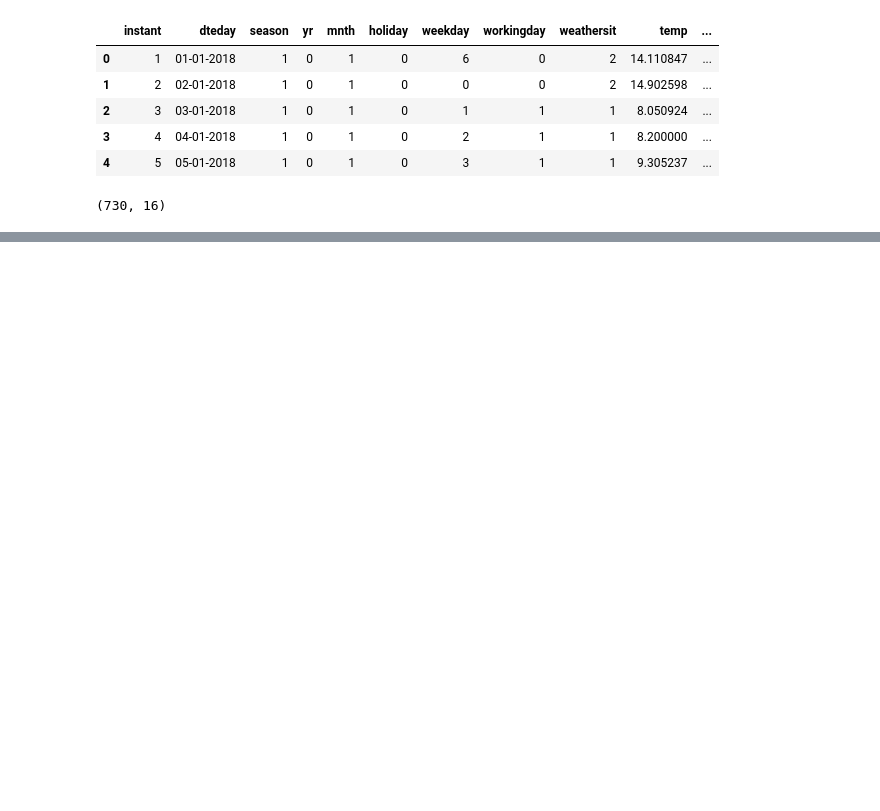
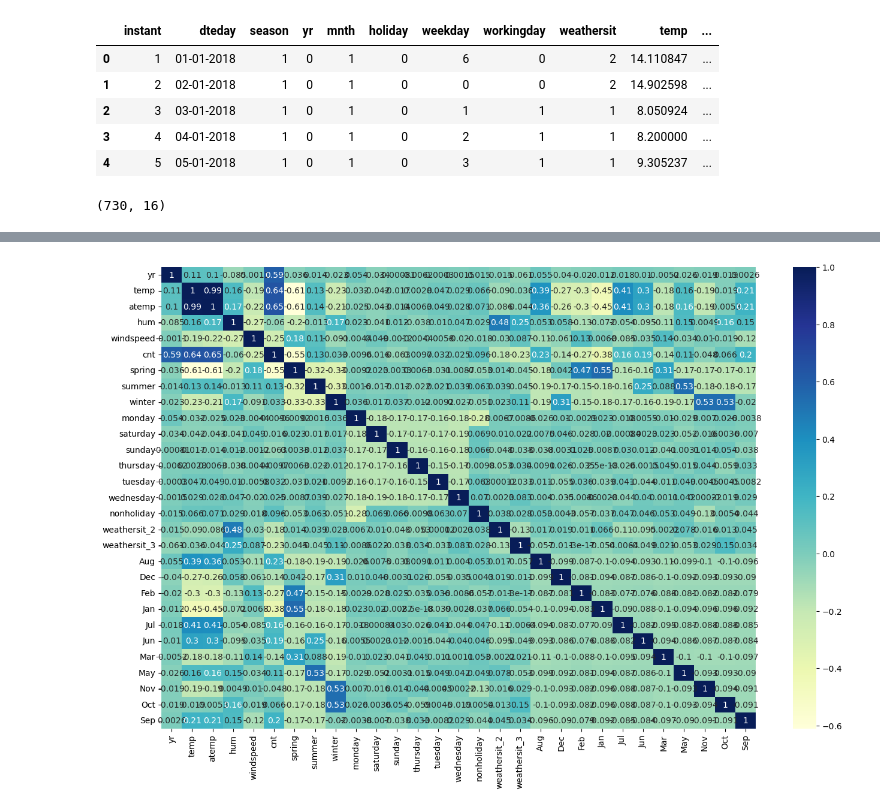
Before and after one commit to ncjanardhan-outlook/ncjpersonal, a Jupyter notebook: Linear Regression Assignment/Linear Regression Assignment - Boom Bikes.ipynb, the cells around one changed output, grey strips where cells are left out. Drawn from its saved outputs; the diff is of its cells as text; code cells hidden in the pictures; blank space fills up the shorter version.

```diff
--- a/Linear Regression Assignment/Linear Regression Assignment - Boom Bikes.ipynb
+++ b/Linear Regression Assignment/Linear Regression Assignment - Boom Bikes.ipynb
@@ -131,0 +124,5 @@ Index(['yr', 'holiday', 'workingday', 'atemp', 'hum', 'windspeed', 'cnt',
+# %%
+from sklearn.model_selection import train_test_split
+
+np.random.seed(0)
+dfBikes_train, dfBikes_test = train_test_split(dfBikes, train_size = 0.7, test_size = 0.3, random_state = 100)
@@ -131,0 +138,2 @@ Index(['yr', 'holiday', 'workingday', 'atemp', 'hum', 'windspeed', 'cnt',
+# %%
+numerical_variables = ['temp', 'atemp', 'hum', 'windspeed','cnt']
@@ -131,0 +152,6 @@ Index(['yr', 'holiday', 'workingday', 'atemp', 'hum', 'windspeed', 'cnt',
+# %%
+from sklearn.preprocessing import MinMaxScaler
+
+scaler = MinMaxScaler()
+
+dfBikes_train[numerical_variables] = scaler.fit_transform(dfBikes_train[numerical_variables])
@@ -131,0 +170,6 @@ Index(['yr', 'holiday', 'workingday', 'atemp', 'hum', 'windspeed', 'cnt',
+# %%
+plt.figure(figsize = (16, 10))
+sns.heatmap(dfBikes_train.corr(), annot = True, cmap="YlGnBu")
+plt.show()
+# %% [output]
+[figure, added]
```
Also changed, not shown: parts of 15 cells of this notebook.
